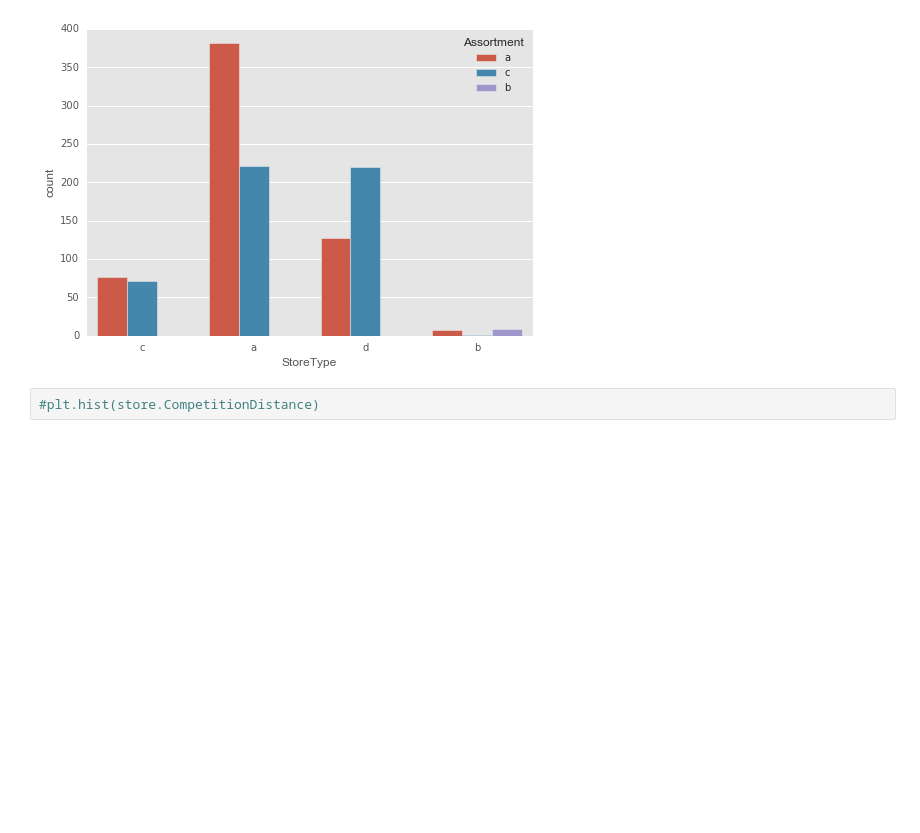
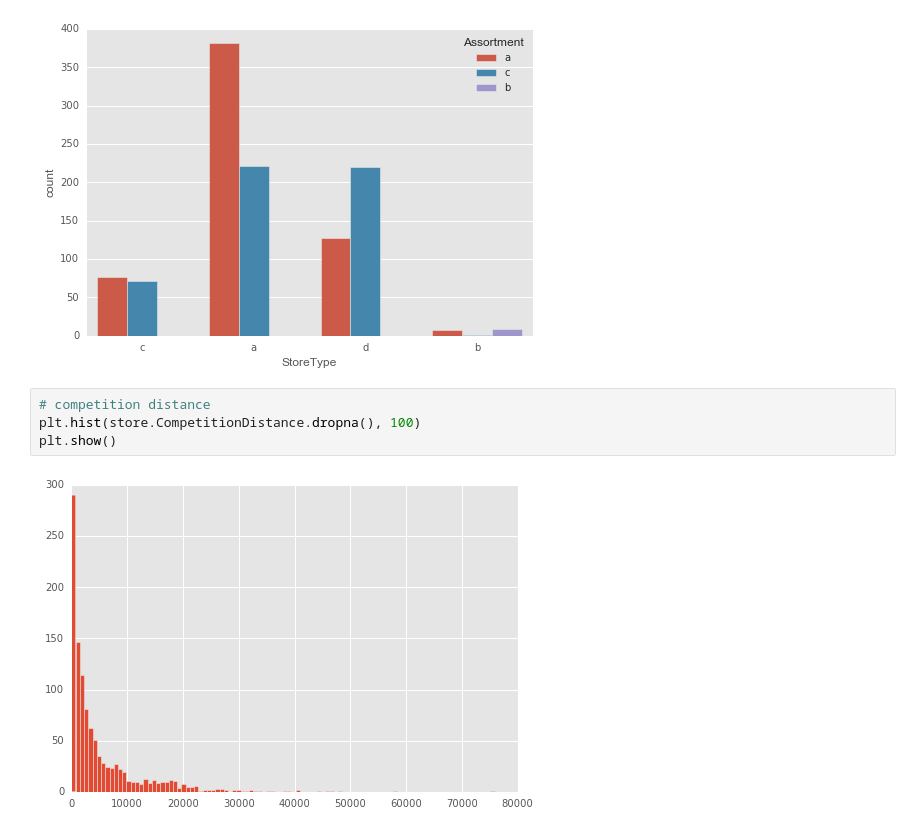
Before and after one commit to chaitu1385/RossmannKaggle, a Jupyter notebook: Data-Exploration/Rossmann Stores Forecasting.ipynb, the cells around one changed output. Drawn from its saved outputs; the diff is of its cells as text; blank space fills up the shorter version.

```diff
--- a/Data-Exploration/Rossmann Stores Forecasting.ipynb
+++ b/Data-Exploration/Rossmann Stores Forecasting.ipynb
@@ -462,4 +462,8 @@ sns.countplot(x="StoreType", hue="Assortment", data=store)#, palette="Greens_d")
 <matplotlib.axes._subplots.AxesSubplot at 0x...>
 [figure]
 # %%
-#plt.hist(store.CompetitionDistance)
+# competition distance
+plt.hist(store.CompetitionDistance.dropna(), 100)
+plt.show()
+# %% [output]
+[figure, added]
```
Also changed, not shown: parts of 7 cells of this notebook.
